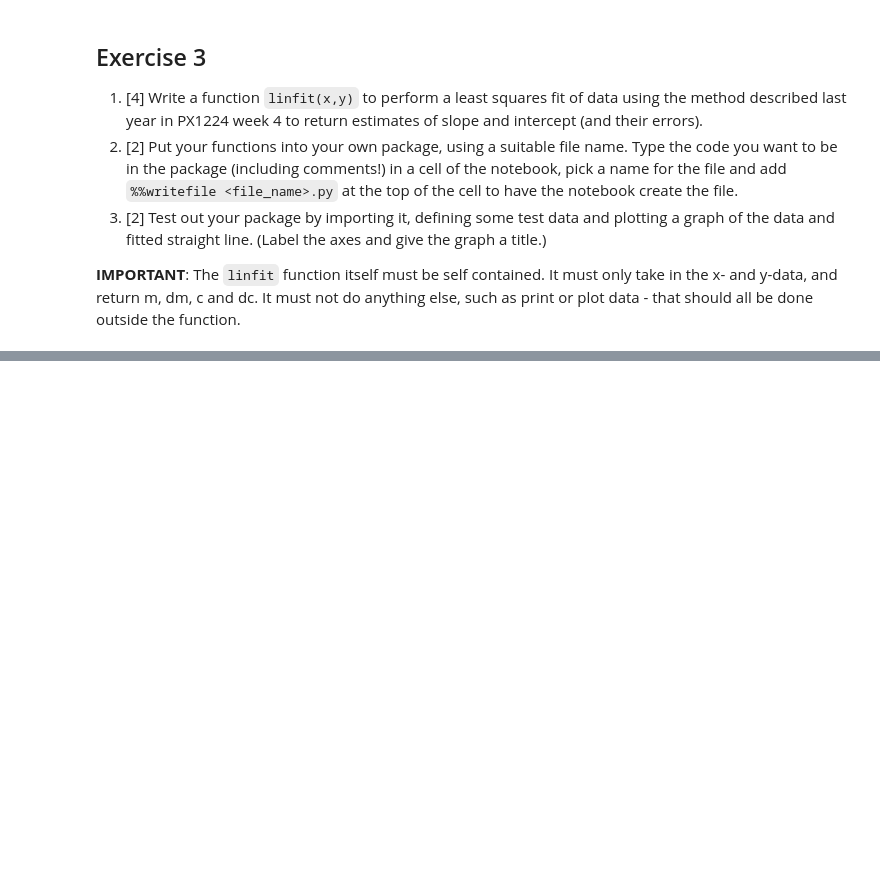
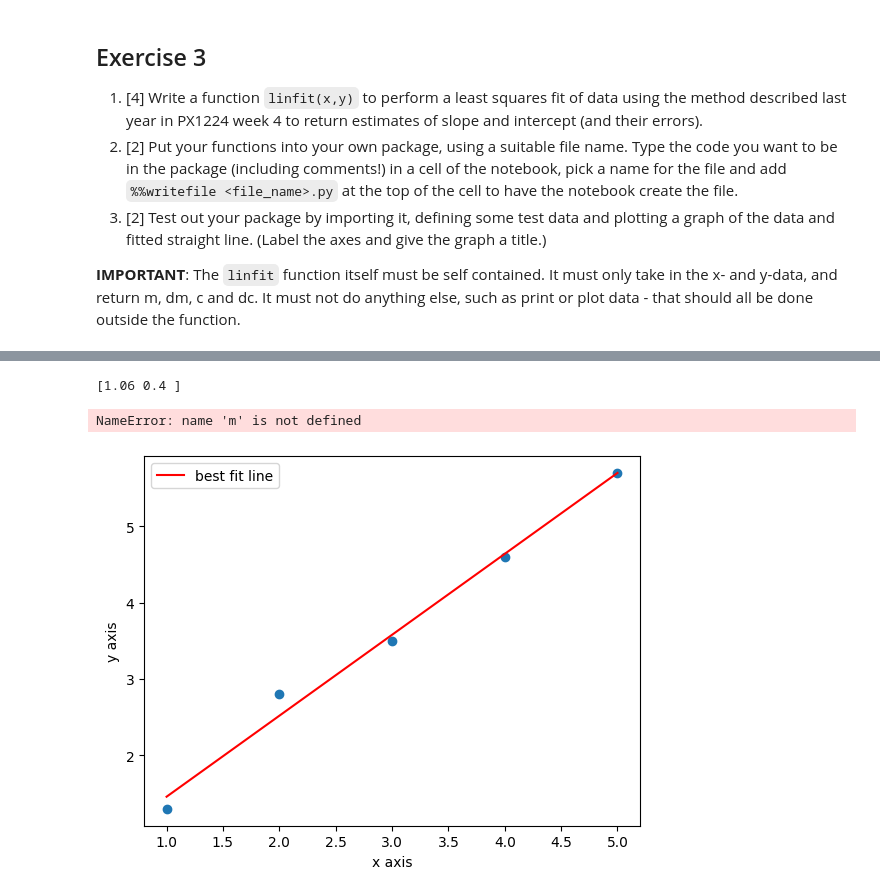
Before and after one commit to PX2145-2025/week-2-b-Medhekar-Anushka, a Jupyter notebook: Functions.ipynb, the cells around one changed output, grey strips where cells are left out. Saved outputs shown, nothing was run; the diff lists cells and outputs as text; code cells hidden in the pictures; blank space fills up the shorter version.

```diff
--- a/Functions.ipynb
+++ b/Functions.ipynb
@@ -398,0 +361,60 @@ Text(0, 0.5, 'y label')
+# %%
+import numpy as np
+import matplotlib.pyplot as plt
+
+
+
+x_data = np.array([1, 2, 3, 4, 5])
+y_data = np.array([1.3, 2.8, 3.5, 4.6, 5.7])
+
+plt.scatter(x_data, y_data)
+
+p_coeff = np.polyfit(x_data, y_data, 1)#in order to put a line of best fit onto the graph, use the "polyfit" function
+print(p_coeff)
+p = np.poly1d(p_coeff)
+x = np.linspace(min(x_data), max(x_data), 100)
+plt.plot(x, p(x), "r-", label="best fit line")
+plt.xlabel("x axis")
+plt.ylabel("y axis")
+plt.legend()
+
+
+
+def linfit(m, dm, c, dc):
+
+  #CALCULATING ERRORS
+  #Determining "n", which is the number of variables in the array is done as follows:
+  n = len(x_data) #the number of datapoints of the x_data is given by this
+
+  #Determining the value of D
+  sum_x = sum(x_data)
+  x_square = np.square(x_data)
+
+  D = (sum(x_square) - 1./n*(sum_x)**2)
+
+  x_bar = sum(x_data)/n #Calculating the mean of the x_values
+
+
+  #finding the sum of (d_i)^2
+  p_coeff = np.polyfit(x_data, y_data, 1)
+
+
+  #determining the value of the gradient and y-int(p_coeff) and the residuals
+  p_coeff, residuals, _,_, _ = np.polyfit(x_data, y_data, 1, full=True)
+
+  #finding the errors in  the gradient, m, and the y intercept,c
+  dm = sqrt(1./(n-2)*residuals/D)
+  dc = sqrt(1./(n-2)*(D/n + x_bar**2)*residuals/D)
+
+  m = p_coeff[0]
+  c = p_coeff[1]
+
+  unc_data = array([m, c, dm, dc])
+  return  unc_data
+
+print(f"the gradient of the graph is {linfit(m)}, and the uncertainty in that is {linfit(dm)}")
+print(f"the y intercept of the graph is {linfit(c)}, and the uncertainty in that is {linfit(dc)}")
+# %% [output]
+[1.06 0.4 ]
+NameError: name 'm' is not defined
+[figure, added]
```
Also changed, not shown: parts of 2 cells of this notebook.
